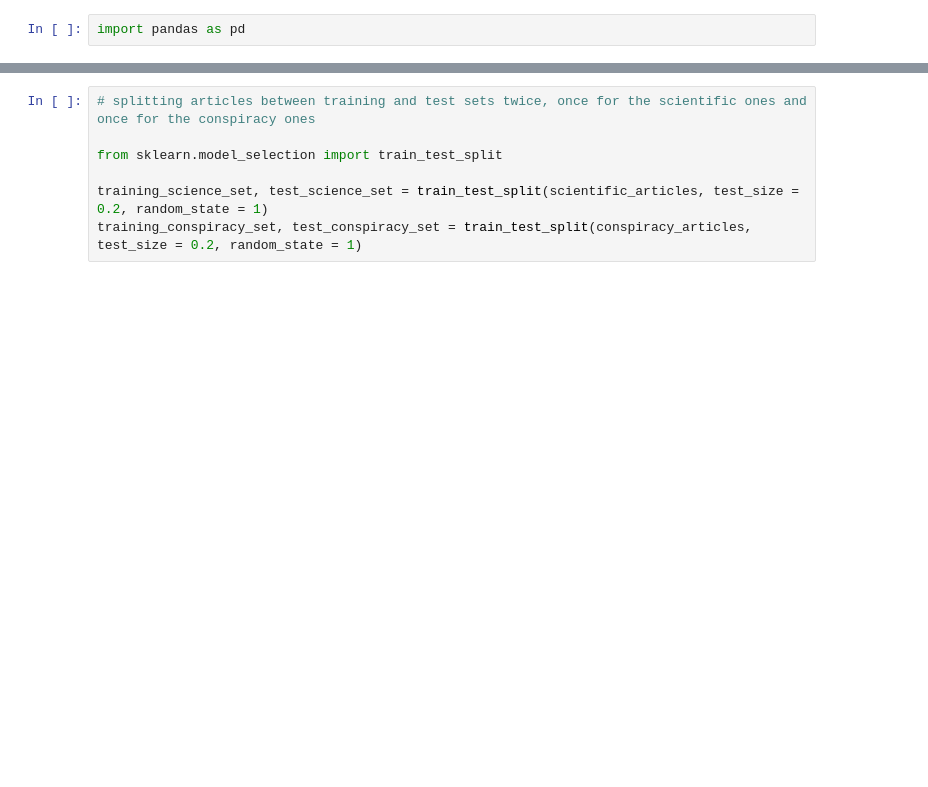
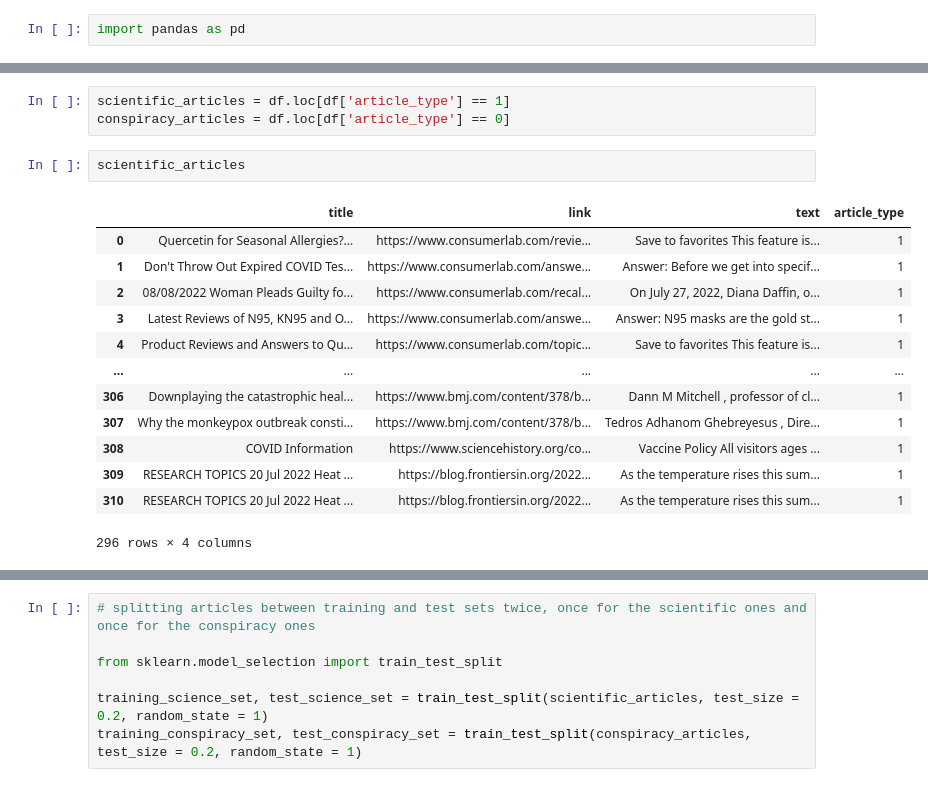
Before and after one commit to isobarbaric/TruthGuard, a Jupyter notebook: ML Model Training/models.ipynb, the cells around one changed output, grey strips where cells are left out. Drawn from its saved outputs; the diff is of its cells as text; blank space fills up the shorter version.

```diff
--- a/ML Model Training/models.ipynb
+++ b/ML Model Training/models.ipynb
@@ -19,0 +22,19 @@ pd.read_pickle('../Data/processed/processed_data.pkl')
+# %%
+scientific_articles = df.loc[df['article_type'] == 1]
+conspiracy_articles = df.loc[df['article_type'] == 0]
+# %%
+scientific_articles
+# %% [output]
+|  | title | link | text | article_type |
+| 0 | Quercetin for Seasonal Allergies?... | https://www.consumerlab.com/revie... | Save to favorites This feature is... | 1 |
+| 1 | Don't Throw Out Expired COVID Tes... | https://www.consumerlab.com/answe... | Answer: Before we get into specif... | 1 |
+| 2 | 08/08/2022 Woman Pleads Guilty fo... | https://www.consumerlab.com/recal... | On July 27, 2022, Diana Daffin, o... | 1 |
+| 3 | Latest Reviews of N95, KN95 and O... | https://www.consumerlab.com/answe... | Answer: N95 masks are the gold st... | 1 |
+| 4 | Product Reviews and Answers to Qu... | https://www.consumerlab.com/topic... | Save to favorites This feature is... | 1 |
+| ... | ... | ... | ... | ... |
+| 306 | Downplaying the catastrophic heal... | https://www.bmj.com/content/378/b... | Dann M Mitchell , professor of cl... | 1 |
+| 307 | Why the monkeypox outbreak consti... | https://www.bmj.com/content/378/b... | Tedros Adhanom Ghebreyesus , Dire... | 1 |
+| 308 | COVID Information | https://www.sciencehistory.org/co... | Vaccine Policy All visitors ages ... | 1 |
+| 309 | RESEARCH TOPICS 20 Jul 2022 Heat ... | https://blog.frontiersin.org/2022... | As the temperature rises this sum... | 1 |
+| 310 | RESEARCH TOPICS 20 Jul 2022 Heat ... | https://blog.frontiersin.org/2022... | As the temperature rises this sum... | 1 |
+296 rows × 4 columns
```
Also changed, not shown: parts of 23 cells of this notebook, 1 other file.
